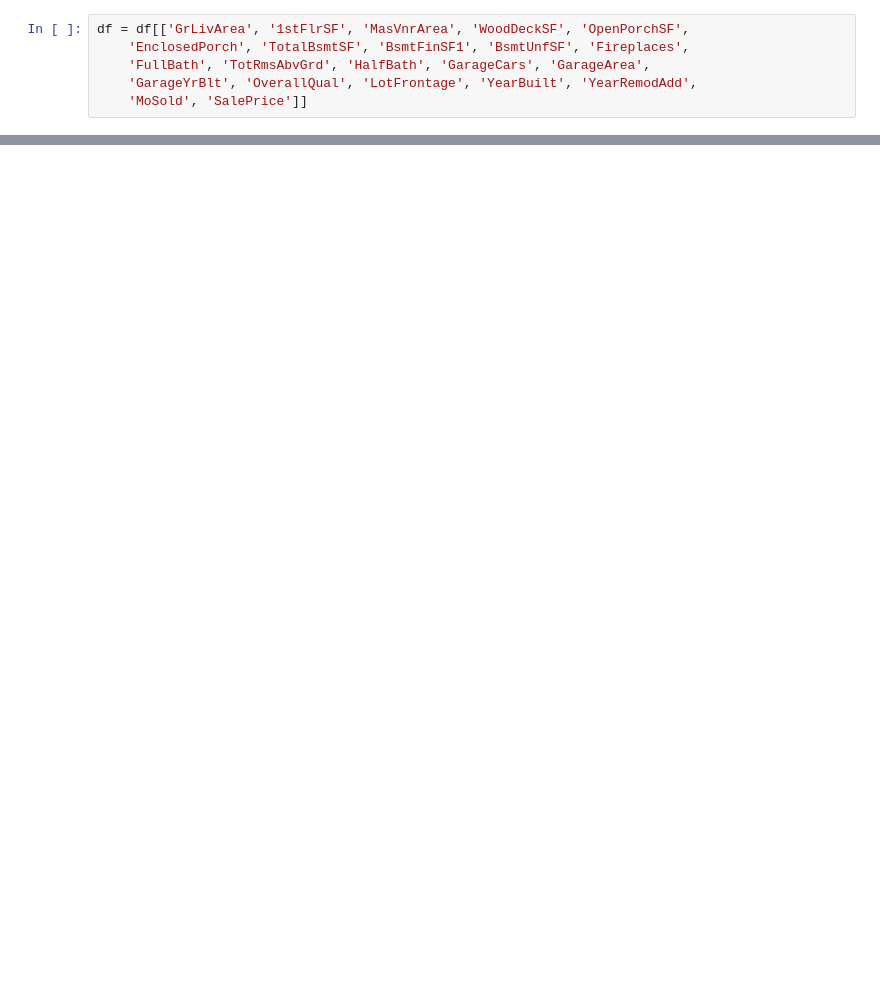
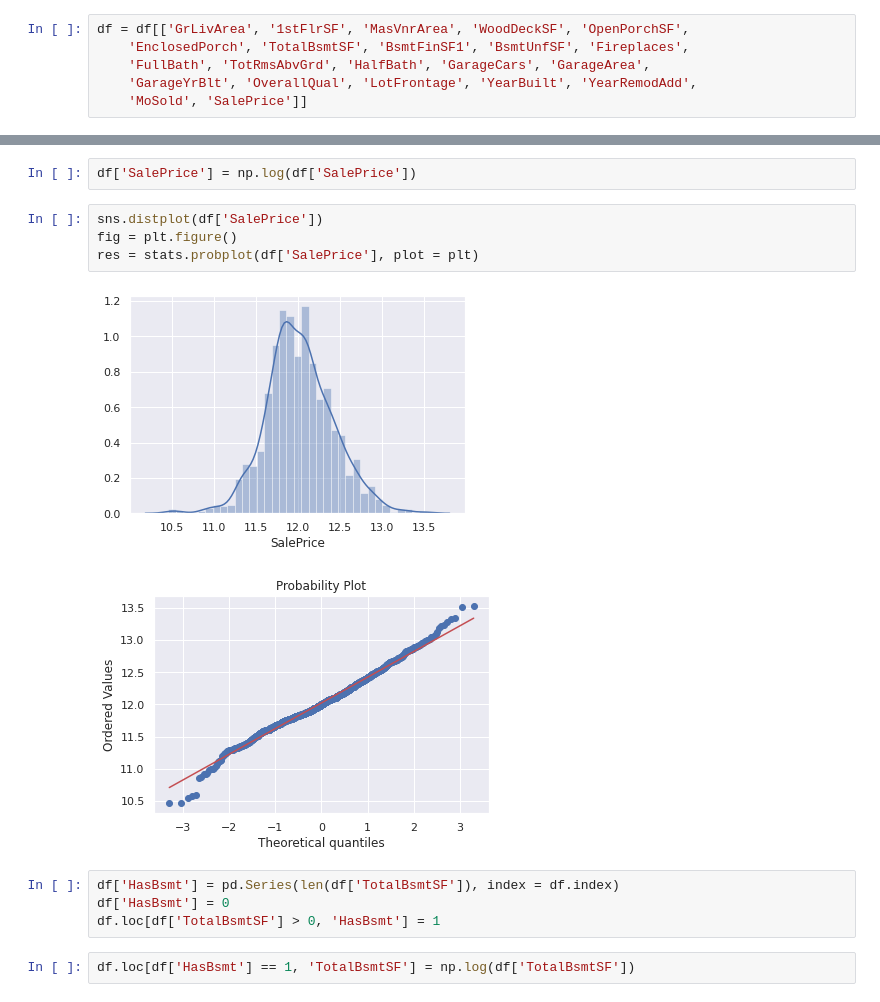
Before and after one commit to Sirabhop/Kaggle_Challenge, a Jupyter notebook: Challenge_2_House_Prices.ipynb, the cells around one changed output, grey strips where cells are left out. Cells and saved outputs as stored; diff of their text form; blank space fills up the shorter version.

```diff
--- a/Challenge_2_House_Prices.ipynb
+++ b/Challenge_2_House_Prices.ipynb
@@ -179,0 +208,15 @@ df.head()
+# %%
+df['SalePrice'] = np.log(df['SalePrice'])
+# %%
+sns.distplot(df['SalePrice'])
+fig = plt.figure()
+res = stats.probplot(df['SalePrice'], plot = plt)
+# %% [output]
+[figure, added]
+[figure, added]
+# %%
+df['HasBsmt'] = pd.Series(len(df['TotalBsmtSF']), index = df.index)
+df['HasBsmt'] = 0
+df.loc[df['TotalBsmtSF'] > 0, 'HasBsmt'] = 1
+# %%
+df.loc[df['HasBsmt'] == 1, 'TotalBsmtSF'] = np.log(df['TotalBsmtSF'])
```
Also changed, not shown: parts of 16 cells of this notebook.
